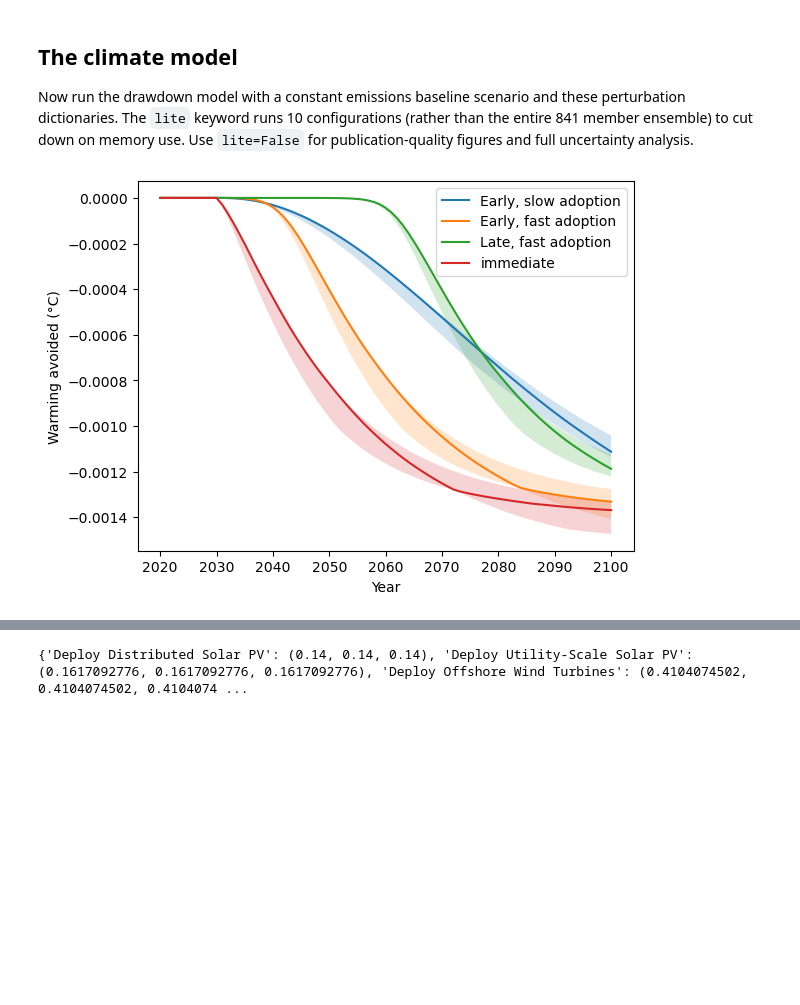
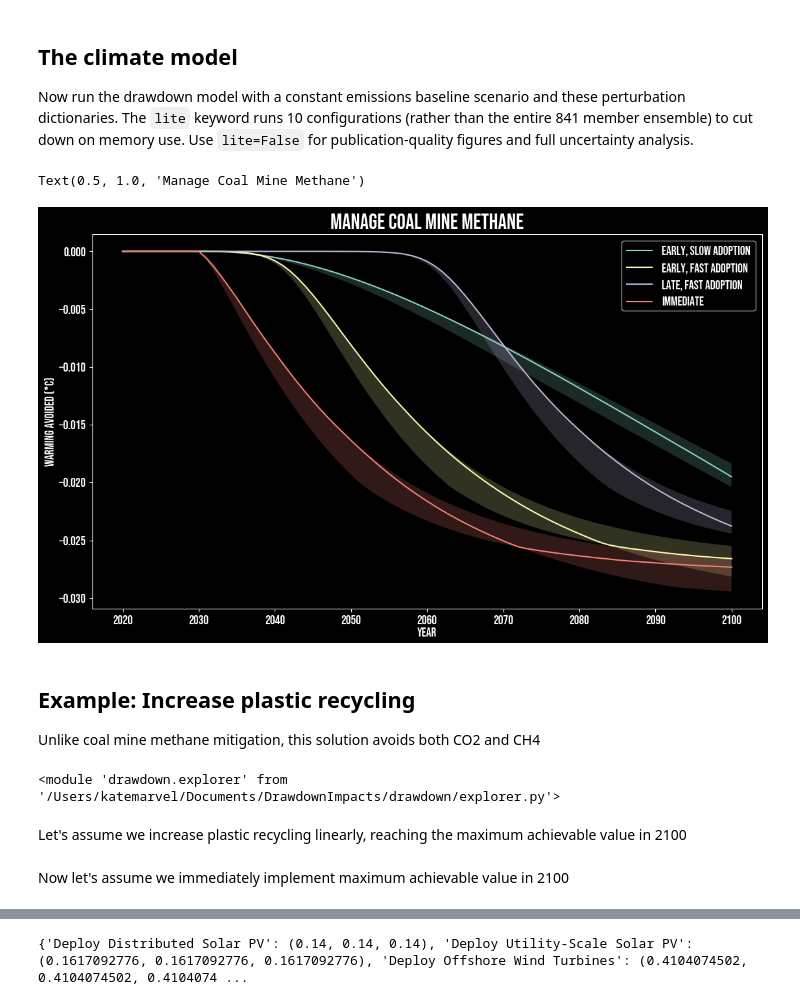
Before and after one commit to netzeroasap/DrawdownImpacts, a Jupyter notebook: notebooks/Examples.ipynb, the cells around one changed output, grey strips where cells are left out. Saved outputs shown, nothing was run; the diff lists cells and outputs as text; code cells hidden in the pictures; blank space fills up the shorter version.

```diff
--- a/notebooks/Examples.ipynb
+++ b/notebooks/Examples.ipynb
@@ -12,11 +12,25 @@ import matplotlib.pyplot as plt
 import numpy as np
 import pandas as pd
 # %%
-for_talk=False
+for_talk=True
 if for_talk:
-    import mplcyberpunk
 
-    plt.style.use("cyberpunk")
+    import matplotlib.font_manager as fm
+    plt.style.use("dark_background")
+
+    # 1. Register the downloaded Bebas Neue TTF file
+    # Replace 'BebasNeue-Regular.ttf' with your actual path
+    fm.fontManager.addfont("/Users/katemarvel/Documents/Presentations/Templates/fonts/Bebas_Neue/BebasNeue-Regular.ttf")
+
+    fm.fontManager.addfont("/Users/katemarvel/Documents/Presentations/Templates/fonts/Nunito_Sans/NunitoSans-VariableFont_YTLC,opsz,wdth,wght.ttf")
+
+    # 2. Set Proxima Nova as the base font for everything (labels, ticks, legends)
+    plt.rcParams["font.family"] = "Bebas Neue"
+    plt.rcParams.update({'font.size': 14})
+
+    # import mplcyberpunk
+
+    # plt.style.use("cyberpunk")
     default_figsize=(13.33, 7.5)
 else:
     plt.style.use("default")
@@ -61,7 +123,7 @@ We'll choose an S curve for the temperature trajectory and look at the consequen
 # %%
 solution = "Manage Coal Mine Methane"
 adoption_curve = explorer.S_curve
-units_adopted = 1
+units_adopted = 20
 implementation_start = 2030
 # %% [markdown]
 #### S curve parameters
@@ -109,7 +191,7 @@ late_fast=explorer.get_input(solution,
                              scenario_name="Late, fast adoption")
 immediate=explorer.get_input(solution,
                      explorer.step_function,
-                     units_adopted=1,
+                     units_adopted=units_adopted,
                      implementation_start=2030,
                             scenario_name="immediate")
 # %% [markdown]
@@ -118,6 +200,17 @@ Now run the drawdown model with a constant emissions baseline scenario and these
 # %%
 methanemodel=explorer.drawdown_model("constant",perturbation_dicts=early_slow | early_fast | late_fast | immediate, lite=True,n_lite=5)
 # %%
+plt.figure(figsize=default_figsize)
 explorer.plot_T_diff(methanemodel)
+plt.title("Manage Coal Mine Methane",fontsize=24)
 # %% [output]
+Text(0.5, 1.0, 'Manage Coal Mine Methane')
-[figure, old version]
+[figure, new version]
+# %% [markdown]
+## Example: Increase plastic recycling
+Unlike coal mine methane mitigation, this solution avoids both CO2 and CH4
+# %%
+from importlib import reload
+reload(explorer)
+# %% [output]
+<module 'drawdown.explorer' from '/Users/katemarvel/Documents/DrawdownImpacts/drawdown/explorer.py'>
@@ -123,0 +219,2 @@ explorer.plot_T_diff(methanemodel)
+# %% [markdown]
+Let's assume we increase plastic recycling linearly, reaching the maximum achievable value in 2100
@@ -123,0 +231,2 @@ explorer.plot_T_diff(methanemodel)
+# %% [markdown]
+Now let's assume we immediately implement maximum achievable value in 2100
```
Also changed, not shown: parts of 49 cells of this notebook, 1 other file.
